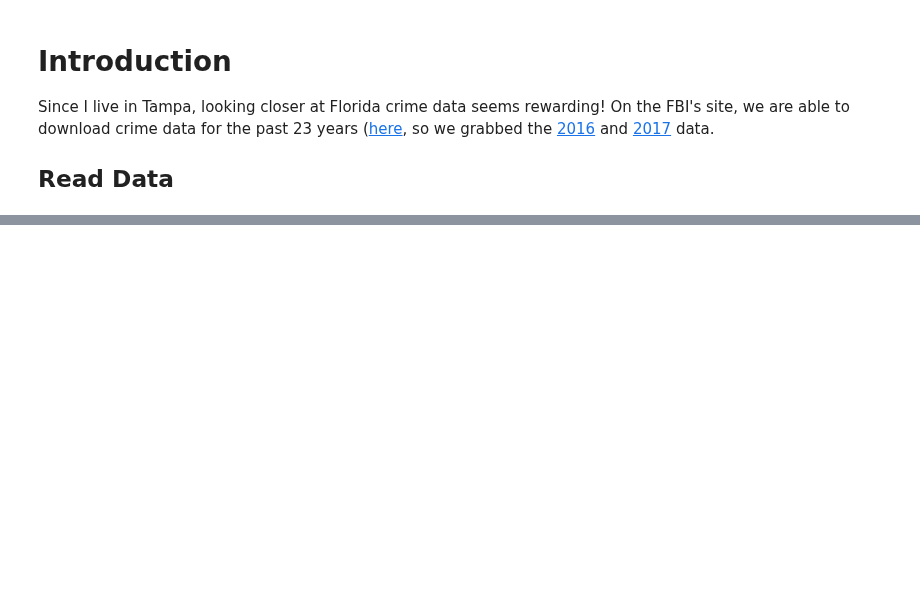
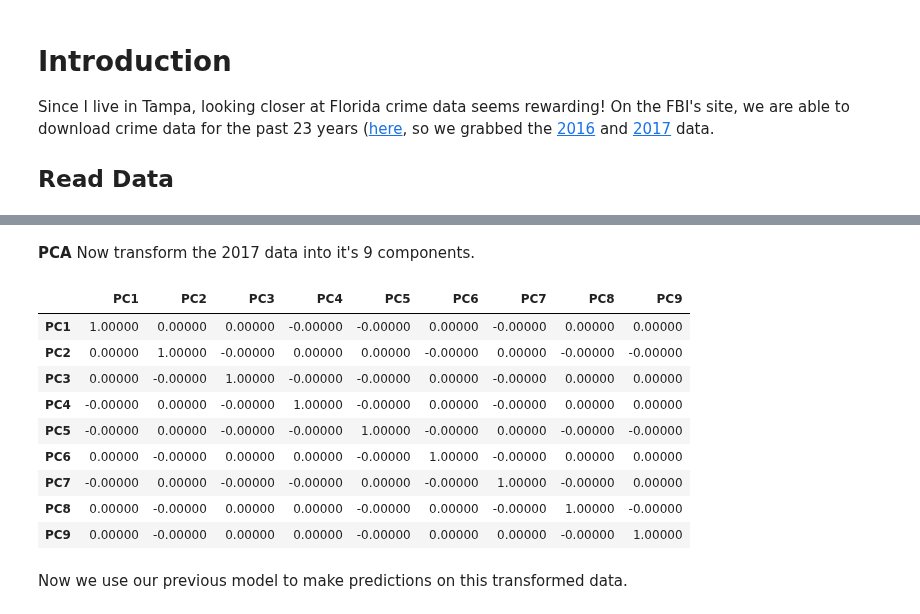
Before and after one commit to mkm29/DataScience, a Jupyter notebook: thinkful/unit/2/4/florida_crime.ipynb, the cells around one changed output, grey strips where cells are left out. Saved outputs shown, nothing was run; the diff lists cells and outputs as text; code cells hidden in the pictures; blank space fills up the shorter version.

```diff
--- a/thinkful/unit/2/4/florida_crime.ipynb
+++ b/thinkful/unit/2/4/florida_crime.ipynb
@@ -401,0 +128,6 @@ Name: Apalachicola, dtype: object
+# %%
+X_new["population_log"] = florida_crime["population_log"].values
+X_new["population_low"] = florida_crime["population_low"].values
+X_new["population_medium"] = florida_crime["population_medium"].values
+X_new["population_high"] = florida_crime["population_high"].values
+X_new["property_crime"] = florida_crime["property_crime"].values
@@ -401,0 +218,5 @@ Name: Apalachicola, dtype: object
+# %%
+florida_crime_2017 = pd.read_excel('./florida_2017.xls')
+florida_crime_2017.set_index('City', inplace=True)
+florida_crime_2017.columns = florida_crime.columns[:11]
+florida_crime_2017.head()
@@ -401,0 +231,31 @@ Name: Apalachicola, dtype: object
+# %%
+florida_crime_2017["population_log"] = np.log(florida_crime_2017.population)
+
+threshold_low = florida_crime_2017["population_log"].quantile(0.1)
+threshold_medium = florida_crime_2017["population_log"].quantile(0.9)
+
+florida_crime_2017["population_low"] = (florida_crime_2017["population_log"] < threshold_low).values # the 10% quantile
+florida_crime_2017["population_medium"] = (florida_crime_2017["population_log"] < threshold_medium).values # the 90% quantile
+florida_crime_2017["population_high"] = (florida_crime_2017["population_log"] >= threshold_medium).values
+# %% [markdown]
+**PCA**
+Now transform the 2017 data into it's 9 components.
+# %%
+pca2 = PCA(n_components=9)
+pca2.fit(florida_crime_2017[crime_cols].values)
+X_new_2017 = pca.transform(florida_crime_2017[crime_cols].values)
+X_new_2017 = pd.DataFrame(X_new, columns=["PC1", "PC2", "PC3", "PC4", "PC5", "PC6", "PC7", "PC8", "PC9"])
+X_new_2017.corr()
+# %% [output]
+|  | PC1 | PC2 | PC3 | PC4 | PC5 | PC6 | PC7 | PC8 | PC9 |
+| PC1 | 1.00000 | 0.00000 | 0.00000 | -0.00000 | -0.00000 | 0.00000 | -0.00000 | 0.00000 | 0.00000 |
+| PC2 | 0.00000 | 1.00000 | -0.00000 | 0.00000 | 0.00000 | -0.00000 | 0.00000 | -0.00000 | -0.00000 |
+| PC3 | 0.00000 | -0.00000 | 1.00000 | -0.00000 | -0.00000 | 0.00000 | -0.00000 | 0.00000 | 0.00000 |
+| PC4 | -0.00000 | 0.00000 | -0.00000 | 1.00000 | -0.00000 | 0.00000 | -0.00000 | 0.00000 | 0.00000 |
+| PC5 | -0.00000 | 0.00000 | -0.00000 | -0.00000 | 1.00000 | -0.00000 | 0.00000 | -0.00000 | -0.00000 |
+| PC6 | 0.00000 | -0.00000 | 0.00000 | 0.00000 | -0.00000 | 1.00000 | -0.00000 | 0.00000 | 0.00000 |
+| PC7 | -0.00000 | 0.00000 | -0.00000 | -0.00000 | 0.00000 | -0.00000 | 1.00000 | -0.00000 | 0.00000 |
+| PC8 | 0.00000 | -0.00000 | 0.00000 | 0.00000 | -0.00000 | 0.00000 | -0.00000 | 1.00000 | -0.00000 |
+| PC9 | 0.00000 | -0.00000 | 0.00000 | 0.00000 | -0.00000 | 0.00000 | 0.00000 | -0.00000 | 1.00000 |
+# %% [markdown]
+Now we use our previous model to make predictions on this transformed data.
```
Also changed, not shown: parts of 50 cells of this notebook.
